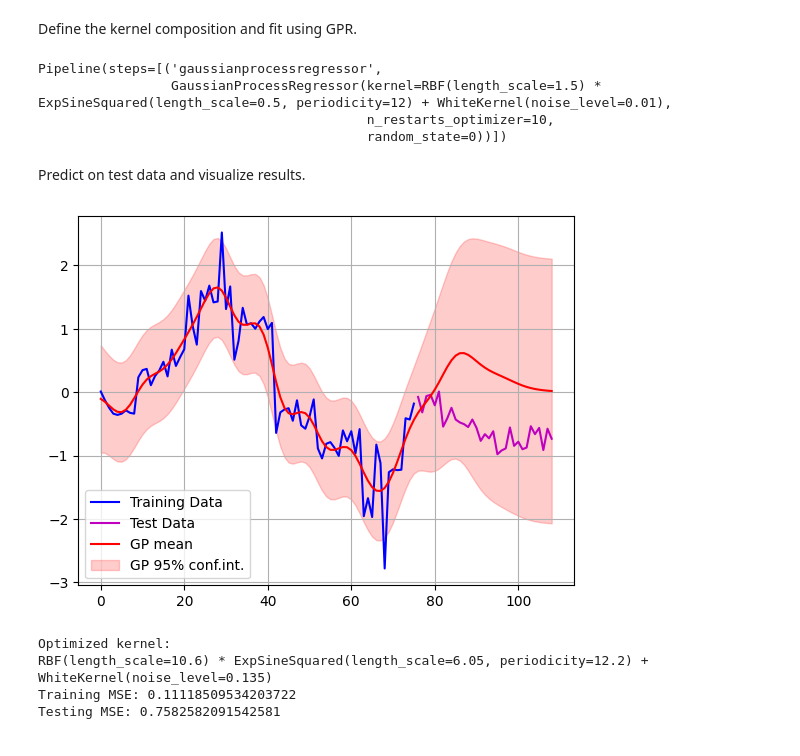
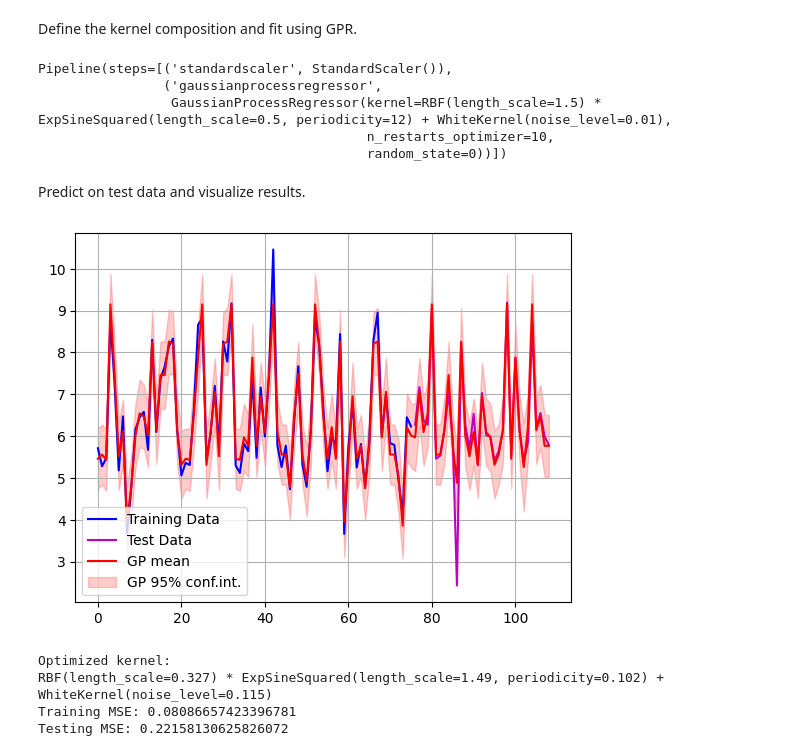
Before and after one commit to pctiope/AI221, a Jupyter notebook: Kernel_Methods/mex2_2_1.ipynb, the cells around one changed output. Saved outputs shown, nothing was run; the diff lists cells and outputs as text; code cells hidden in the pictures.

```diff
--- a/Kernel_Methods/mex2_2_1.ipynb
+++ b/Kernel_Methods/mex2_2_1.ipynb
@@ -47,15 +47,9 @@ Split the data into 70% training and 30% testing.
 X_train, X_test, y_train, y_test = train_test_split(X, y, test_size=0.3, random_state=0)
 print(X_train.shape, X_test.shape, y_train.shape, y_test.shape)
 
-train_size = int(len(X) * 0.7)
-X_train = np.arange(0,train_size).reshape(-1,1)
-X_test = np.arange(train_size,len(X)).reshape(-1,1)
-y_train, y_test = y[0:train_size], y[train_size:]
-
-scaler = StandardScaler()
 # scaler = MinMaxScaler()
-y_train_scaled = scaler.fit_transform(y_train.reshape(-1, 1))
-y_test_scaled = scaler.transform(y_test.reshape(-1, 1))
+y_train_scaled = y_train.reshape(-1, 1)
+y_test_scaled = y_test.reshape(-1, 1)
 
 plt.plot(np.arange(0, len(y_train_scaled)), y_train_scaled.ravel(), 'b')
 plt.plot(np.arange(len(y_train_scaled), len(y_train_scaled) + len(y_test_scaled)), y_test_scaled.ravel(), 'm')
@@ -86,47 +80,58 @@ overall_kernel = (SExPER_kernel + noise_kernel)
 
 y_mean = y_train_scaled.mean()
 
-GPR = make_pipeline(GaussianProcessRegressor(kernel=overall_kernel,
+GPR = make_pipeline(StandardScaler(), GaussianProcessRegressor(kernel=overall_kernel,
                                normalize_y=False,
                                n_restarts_optimizer=10,
                                random_state=0)).fit(X_train, y_train)
 GPR.fit(X_train, y_train_scaled - y_mean)
 # %% [output]
-Pipeline(steps=[('gaussianprocessregressor',
+Pipeline(steps=[('standardscaler', StandardScaler()),
+                ('gaussianprocessregressor',
                  GaussianProcessRegressor(kernel=RBF(length_scale=1.5) * ExpSineSquared(length_scale=0.5, periodicity=12) + WhiteKernel(noise_level=0.01),
                                           n_restarts_optimizer=10,
                                           random_state=0))])
 # %% [markdown]
 Predict on test data and visualize results.
 # %%
-X = np.arange(0, len(X)).reshape(-1, 1)
-mean_y_pred, std_y_pred = GPR.predict(X, return_std=True)
+# Use the original X data (features) for prediction
+from sklearn.metrics import confusion_matrix
+
+
+X_all = pd.concat([X_train, X_test])
+train_size = len(X_train)
+mean_y_pred, std_y_pred = GPR.predict(X_all, return_std=True)
 mean_y_pred += y_mean
 plt.plot(np.arange(0,len(y_train_scaled)), y_train_scaled,'b',label='Training Data')
 plt.plot(np.arange(len(y_train_scaled), len(y_train_scaled) + len(y_test_scaled)), y_test_scaled, 'm', label='Test Data')
 plt.plot(X,mean_y_pred,'r',label='GP mean')
 plt.fill_between(
     X.ravel(),
     mean_y_pred - 1.96*std_y_pred,
     mean_y_pred + 1.96*std_y_pred,
     color='r',
     alpha=0.2,
     label='GP 95% conf.int.'
 )
 # plt.ylabel('Scaled No. of Passengers')
 # plt.xlabel('Month')
 plt.grid()
 plt.legend()
 plt.show()
 print('Optimized kernel:')
 print(GPR.named_steps['gaussianprocessregressor'].kernel_)
 train_mse = mean_squared_error(y_train_scaled, mean_y_pred[:train_size])
 test_mse = mean_squared_error(y_test_scaled, mean_y_pred[train_size:len(df)])
 print(f"Training MSE: {train_mse}")
 print(f"Testing MSE: {test_mse}")
+from sklearn.metrics import r2_score, mean_absolute_error, confusion_matrix, ConfusionMatrixDisplay
+cfm = confusion_matrix(y_test, mean_y_pred[len(y_train):])
+cm_display = ConfusionMatrixDisplay(confusion_matrix=cfm)
+cm_display.plot()
+plt.title('Testing Data: Confusion Matrix')
 # %% [output]
-[figure, old version]
+[figure, new version]
 Optimized kernel:
-RBF(length_scale=10.6) * ExpSineSquared(length_scale=6.05, periodicity=12.2) + WhiteKernel(noise_level=0.135)
-Training MSE: 0.11118509534203722
-Testing MSE: 0.7582582091542581
+RBF(length_scale=0.327) * ExpSineSquared(length_scale=1.49, periodicity=0.102) + WhiteKernel(noise_level=0.115)
+Training MSE: 0.08086657423396781
+Testing MSE: 0.22158130625826072
```
Also changed, not shown: parts of 1 cell of this notebook, 10 other files.
